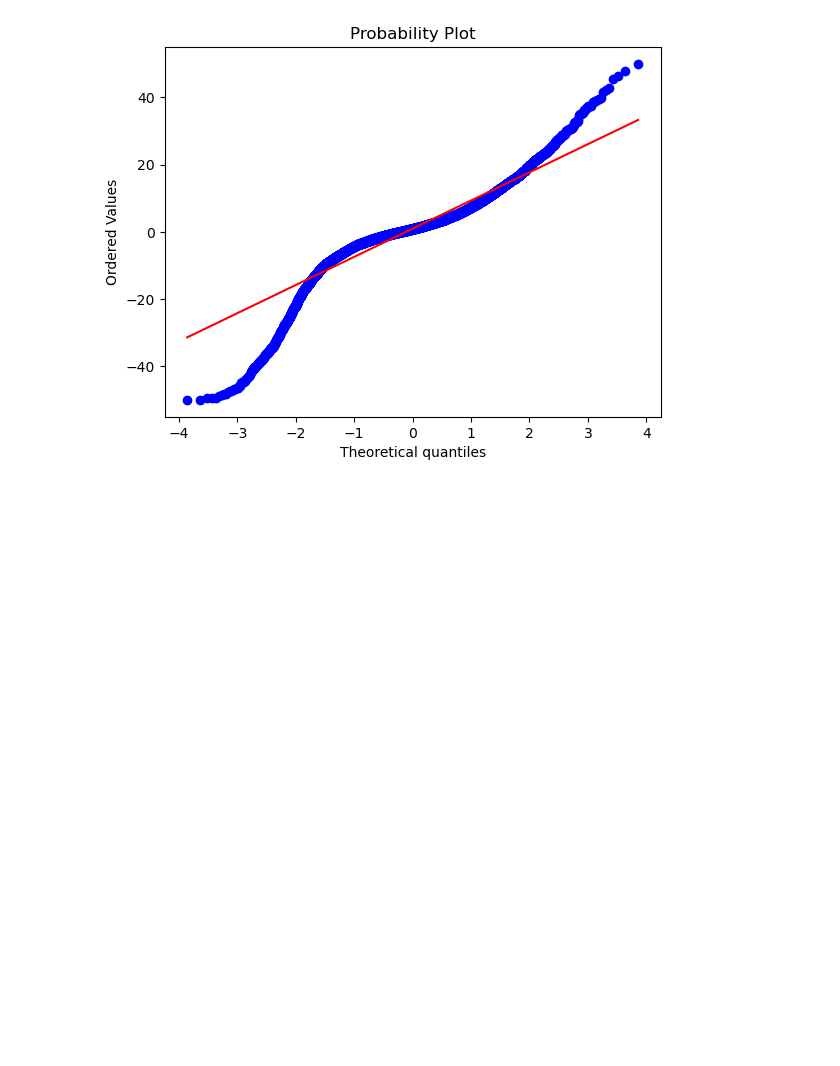
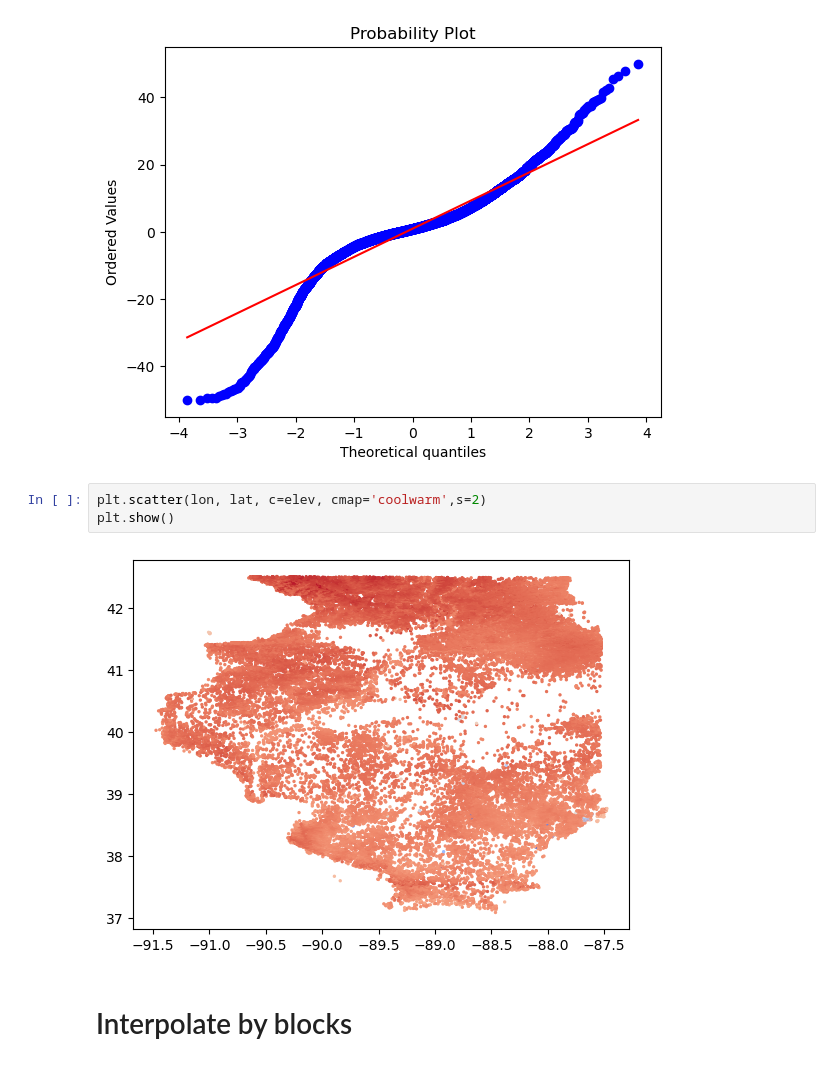
Before and after one commit to LittleFat3Tuan/STAT427_SP23_Proj2, a Jupyter notebook: numpy_interp.ipynb, the cells around one changed output. Drawn from its saved outputs; the diff is of its cells as text; blank space fills up the shorter version.

Commit message:
block divided

```diff
--- a/numpy_interp.ipynb
+++ b/numpy_interp.ipynb
@@ -160,3 +162,10 @@ scipy.stats.probplot([residual_enlarge[i] for i in range(len(residual_enlarge))
 pylab.show()
 # %% [output]
 [figure]
+# %%
+plt.scatter(lon, lat, c=elev, cmap='coolwarm',s=2)
+plt.show()
+# %% [output]
+[figure, added]
+# %% [markdown]
+# Interpolate by blocks
```
Also changed, not shown: parts of 8 cells of this notebook.
